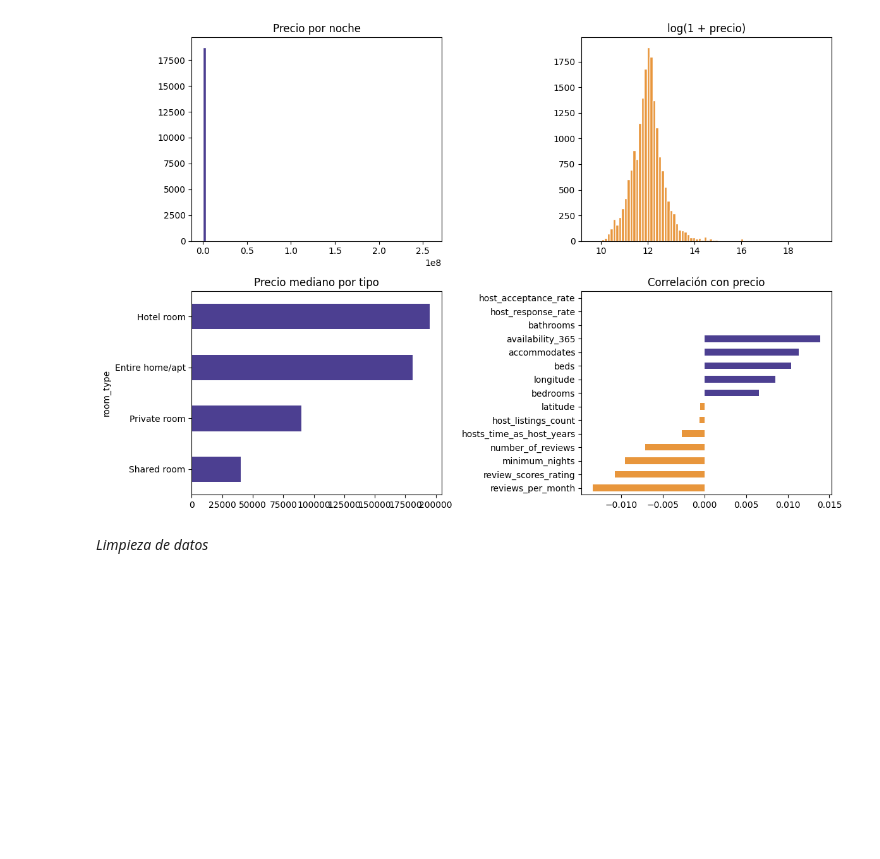
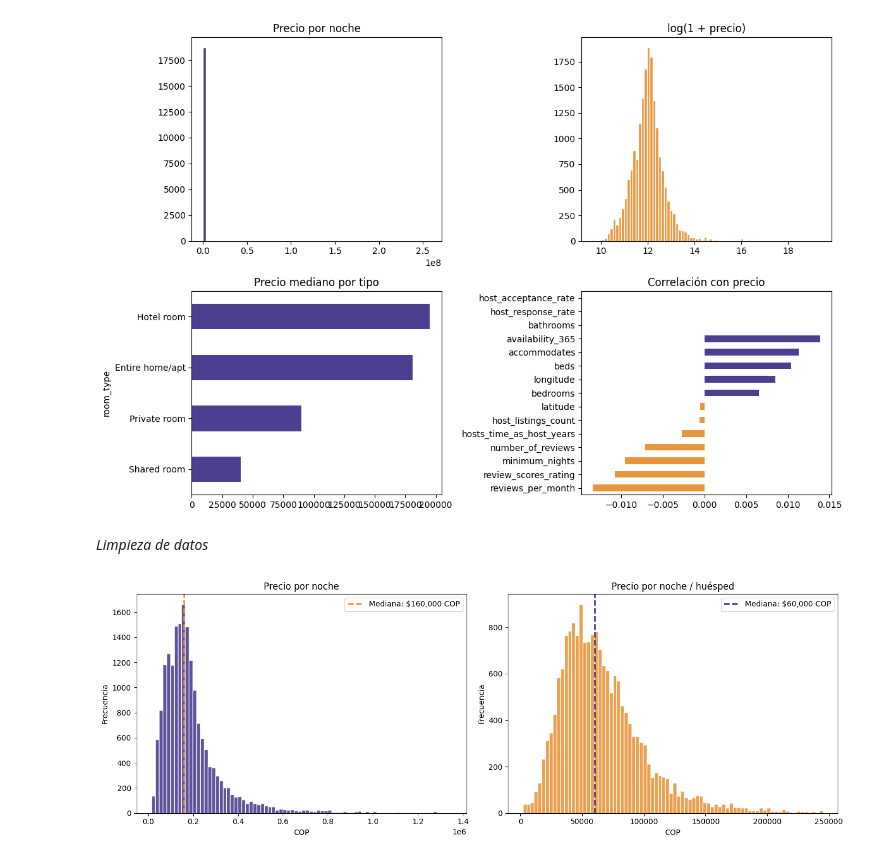
Before and after one commit to AndresMoreiraF/proyecto-airbnb, a Jupyter notebook: notebooks/exploracion_esteban.ipynb, the cells around one changed output. Cells and saved outputs as stored; diff of their text form; code cells hidden in the pictures; blank space fills up the shorter version.

```diff
--- a/notebooks/exploracion_esteban.ipynb
+++ b/notebooks/exploracion_esteban.ipynb
@@ -152,3 +152,40 @@ precio                        0.0
 *Limpieza de datos*
 # %%
 safasdfaweqwef
+# %%
+import pandas as pd
+import numpy as np
+import matplotlib.pyplot as plt
+
+TINTA, ACENTO, MORADO, GRIS = "#1B1A2F", "#E8963C", "#4C3F91", "#8A879E"
+
+df = pd.read_csv("../datos/listings.csv.gz")
+df["precio"] = df["price"].str.replace("[$,]", "", regex=True).astype(float)
+df = df[(df["precio"] > 0) & (df["accommodates"] > 0)]
+df["precio_huesped"] = df["precio"] / df["accommodates"]
+
+# Cortar outliers extremos para ver la distribución real
+p99 = df["precio"].quantile(0.99)
+dfh = df[df["precio"] <= p99]
+
+fig, axes = plt.subplots(1, 2, figsize=(14, 5))
+
+axes[0].hist(dfh["precio"], bins=80, color=MORADO, edgecolor="white", alpha=0.9)
+axes[0].axvline(dfh["precio"].median(), color=ACENTO, ls="--", lw=2,
+                label=f'Mediana: ${dfh["precio"].median():,.0f} COP')
+axes[0].set(title="Precio por noche", xlabel="COP", ylabel="Frecuencia")
+axes[0].legend()
+
+ph99 = dfh["precio_huesped"].quantile(0.99)
+dfh2 = dfh[dfh["precio_huesped"] <= ph99]
+
+axes[1].hist(dfh2["precio_huesped"], bins=80, color=ACENTO, edgecolor="white", alpha=0.9)
+axes[1].axvline(dfh2["precio_huesped"].median(), color=MORADO, ls="--", lw=2,
+                label=f'Mediana: ${dfh2["precio_huesped"].median():,.0f} COP')
+axes[1].set(title="Precio por noche / huésped", xlabel="COP", ylabel="Frecuencia")
+axes[1].legend()
+
+plt.tight_layout()
+plt.show()
+# %% [output]
+[figure, added]
```
Also changed, not shown: 7 other files.
